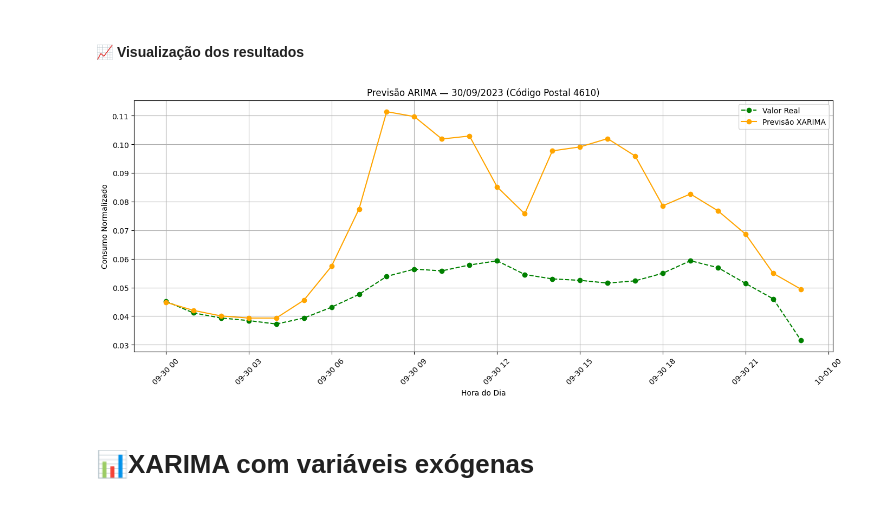
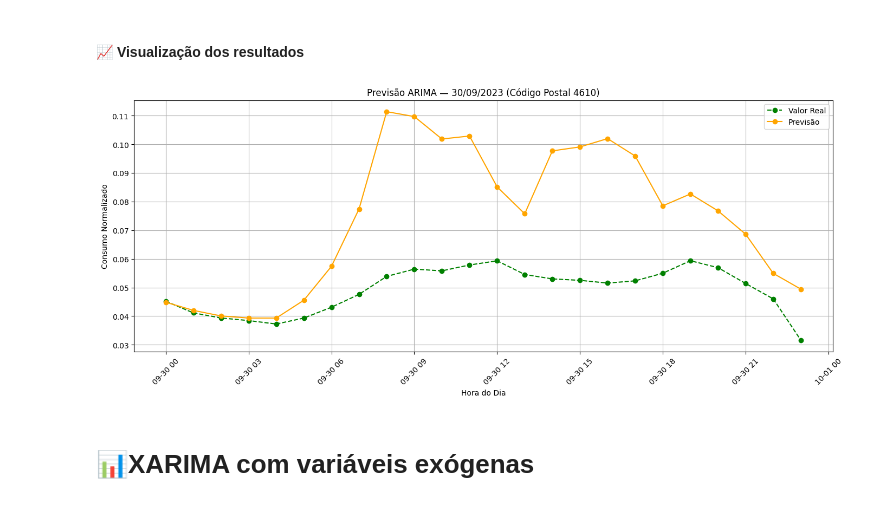
Before and after one commit to heyliceeee/previsao-do-consumo-energetico-com-ml, a Jupyter notebook: 4modelos-tradicionais.ipynb, the cells around one changed output. Drawn from its saved outputs; the diff is of its cells as text; code cells hidden in the pictures.

```diff
--- a/4modelos-tradicionais.ipynb
+++ b/4modelos-tradicionais.ipynb
@@ -146,21 +139,21 @@ MAPE: 47.82159%
 # %%
 # Compara graficamente as previsões com os valores reais do consumo energético.
 timestamps = future_preds.index.get_level_values("timestamp")
 
 plt.figure(figsize=(14, 6))
 plt.plot(timestamps, y_true, label="Valor Real", marker='o', linestyle='--', color='green')
-plt.plot(timestamps, y_pred, label="Previsão XARIMA", marker='o', color='orange')
+plt.plot(timestamps, y_pred, label="Previsão", marker='o', color='orange')
 plt.xlabel("Hora do Dia")
 plt.ylabel("Consumo Normalizado")
 plt.xticks(rotation=45)
 plt.grid(True)
 plt.title("Previsão ARIMA — 30/09/2023 (Código Postal 4610)")
 plt.legend()
 plt.tight_layout()
 plt.savefig("predicts/ARIMA/grafico.png", dpi=300, bbox_inches='tight')
 plt.show()
 # %% [output]
-[figure, old version]
+[figure, new version]
 # %% [markdown]
 # 📊XARIMA com variáveis exógenas
 # %% [markdown]
```
Also changed, not shown: parts of 21 cells of this notebook, 28 other files.
